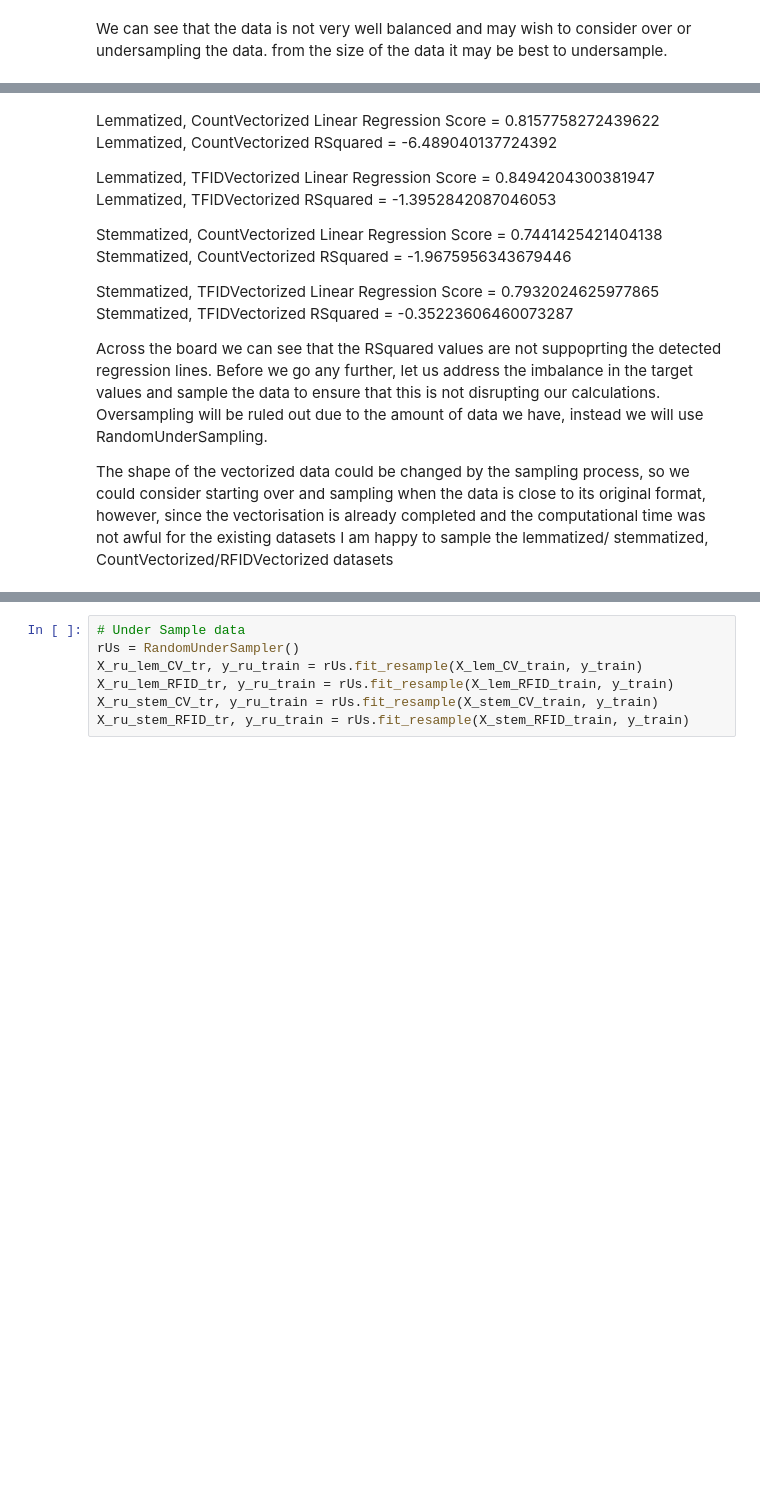
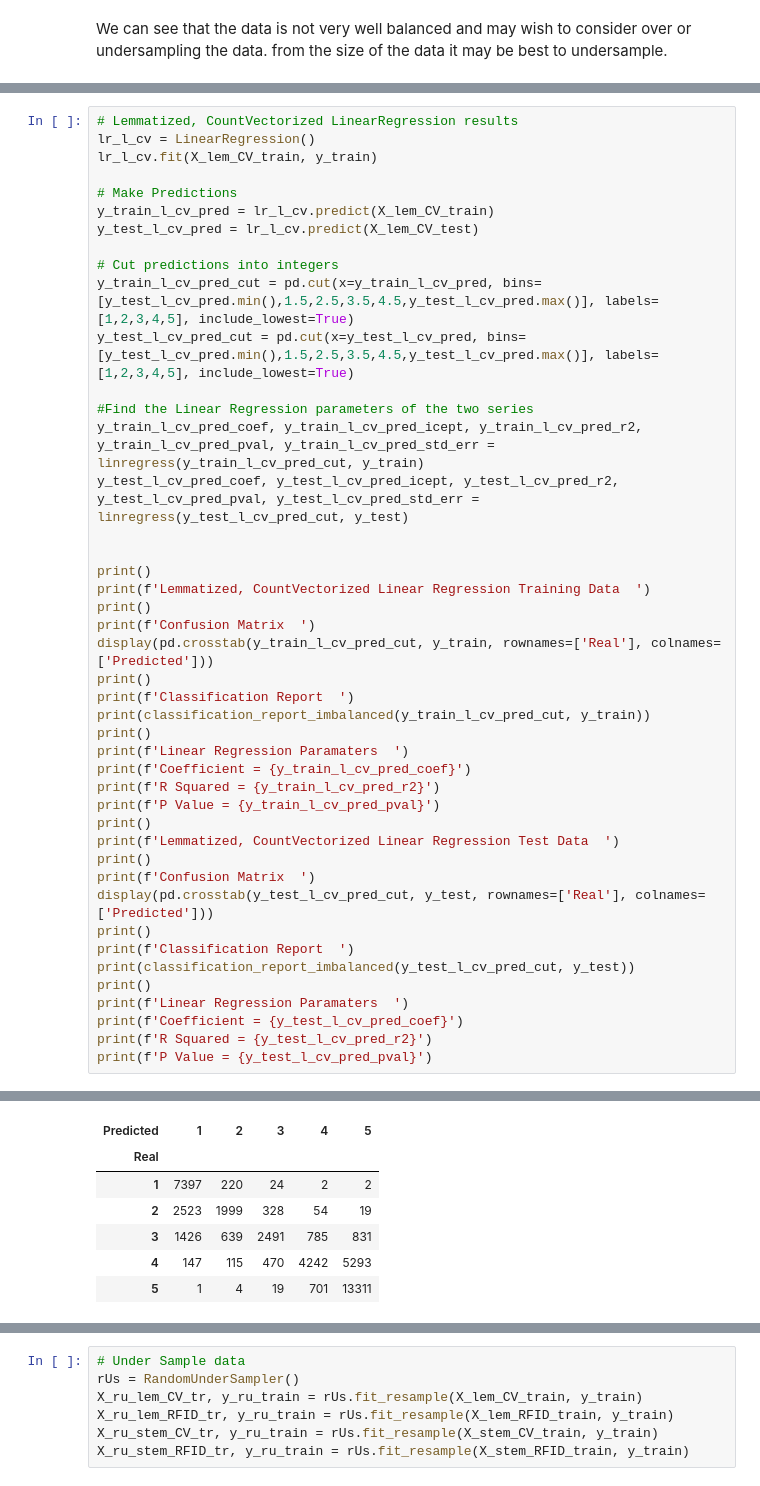
Before and after one commit to Scratticus/DataScientest-Group-NLP-project, a Jupyter notebook: InitialRegressionAttempts.ipynb, the cells around one changed output, grey strips where cells are left out. Drawn from its saved outputs; the diff is of its cells as text; blank space fills up the shorter version.

Commit message:
Updated Initial Regressions
Updated Initial Regressions following 30th October meeting. Included complete Markdown summary of the document

```diff
--- a/InitialRegressionAttempts.ipynb
+++ b/InitialRegressionAttempts.ipynb
@@ -158,22 +190,45 @@ Stemmatized, TFIDVectorized RSquared = -0.35223606460073287
-# %% [markdown]
-Lemmatized, CountVectorized Linear Regression Score = 0.8157758272439622
-Lemmatized, CountVectorized RSquared = -6.489040137724392
-
-Lemmatized, TFIDVectorized Linear Regression Score = 0.8494204300381947
-Lemmatized, TFIDVectorized RSquared = -1.3952842087046053
-
-Stemmatized, CountVectorized Linear Regression Score = 0.7441425421404138
-Stemmatized, CountVectorized RSquared = -1.9675956343679446
-
-Stemmatized, TFIDVectorized Linear Regression Score = 0.7932024625977865
-Stemmatized, TFIDVectorized RSquared = -0.35223606460073287
-
-Across the board we can see that the RSquared values are not suppoprting the detected regression lines.
-Before we go any further, let us address the imbalance in the target values and sample the data to ensure
-that this is not disrupting our calculations.
-Oversampling will be ruled out due to the amount of data we have, instead we will use RandomUnderSampling.
-
-The shape of the vectorized data could be changed by the sampling process, so we could consider starting over
-and sampling when the data is close to its original format, however, since the vectorisation is already completed
-and the computational time was not awful for the existing datasets I am happy to sample the lemmatized/
-stemmatized, CountVectorized/RFIDVectorized datasets
+# %%
+# Lemmatized, CountVectorized LinearRegression results
+lr_l_cv = LinearRegression()
+lr_l_cv.fit(X_lem_CV_train, y_train)
+
+# Make Predictions
+y_train_l_cv_pred = lr_l_cv.predict(X_lem_CV_train)
+y_test_l_cv_pred = lr_l_cv.predict(X_lem_CV_test)
+
+# Cut predictions into integers
+y_train_l_cv_pred_cut = pd.cut(x=y_train_l_cv_pred, bins=[y_test_l_cv_pred.min(),1.5,2.5,3.5,4.5,y_test_l_cv_pred.max()], labels=[1,2,3,4,5], include_lowest=True)
+y_test_l_cv_pred_cut = pd.cut(x=y_test_l_cv_pred, bins=[y_test_l_cv_pred.min(),1.5,2.5,3.5,4.5,y_test_l_cv_pred.max()], labels=[1,2,3,4,5], include_lowest=True)
+
+#Find the Linear Regression parameters of the two series
+y_train_l_cv_pred_coef, y_train_l_cv_pred_icept, y_train_l_cv_pred_r2, y_train_l_cv_pred_pval, y_train_l_cv_pred_std_err = linregress(y_train_l_cv_pred_cut, y_train)
+y_test_l_cv_pred_coef, y_test_l_cv_pred_icept, y_test_l_cv_pred_r2, y_test_l_cv_pred_pval, y_test_l_cv_pred_std_err = linregress(y_test_l_cv_pred_cut, y_test)
+
+
+print()
+print(f'Lemmatized, CountVectorized Linear Regression Training Data  ')
+print()
+print(f'Confusion Matrix  ')
+display(pd.crosstab(y_train_l_cv_pred_cut, y_train, rownames=['Real'], colnames=['Predicted']))
+print()
+print(f'Classification Report  ')
+print(classification_report_imbalanced(y_train_l_cv_pred_cut, y_train))
+print()
+print(f'Linear Regression Paramaters  ')
+print(f'Coefficient = {y_train_l_cv_pred_coef}')
+print(f'R Squared = {y_train_l_cv_pred_r2}')
+print(f'P Value = {y_train_l_cv_pred_pval}')
+print()
+print(f'Lemmatized, CountVectorized Linear Regression Test Data  ')
+print()
+print(f'Confusion Matrix  ')
+display(pd.crosstab(y_test_l_cv_pred_cut, y_test, rownames=['Real'], colnames=['Predicted']))
+print()
+print(f'Classification Report  ')
+print(classification_report_imbalanced(y_test_l_cv_pred_cut, y_test))
+print()
+print(f'Linear Regression Paramaters  ')
+print(f'Coefficient = {y_test_l_cv_pred_coef}')
+print(f'R Squared = {y_test_l_cv_pred_r2}')
+print(f'P Value = {y_test_l_cv_pred_pval}')
+# %% [output]
@@ -179,0 +238,7 @@ stemmatized, CountVectorized/RFIDVectorized datasets
+| Predicted | 1 | 2 | 3 | 4 | 5 |
+| Real |  |  |  |  |  |
+| 1 | 7397 | 220 | 24 | 2 | 2 |
+| 2 | 2523 | 1999 | 328 | 54 | 19 |
+| 3 | 1426 | 639 | 2491 | 785 | 831 |
+| 4 | 147 | 115 | 470 | 4242 | 5293 |
+| 5 | 1 | 4 | 19 | 701 | 13311 |
```
Also changed, not shown: parts of 23 cells of this notebook, 1 other file.
